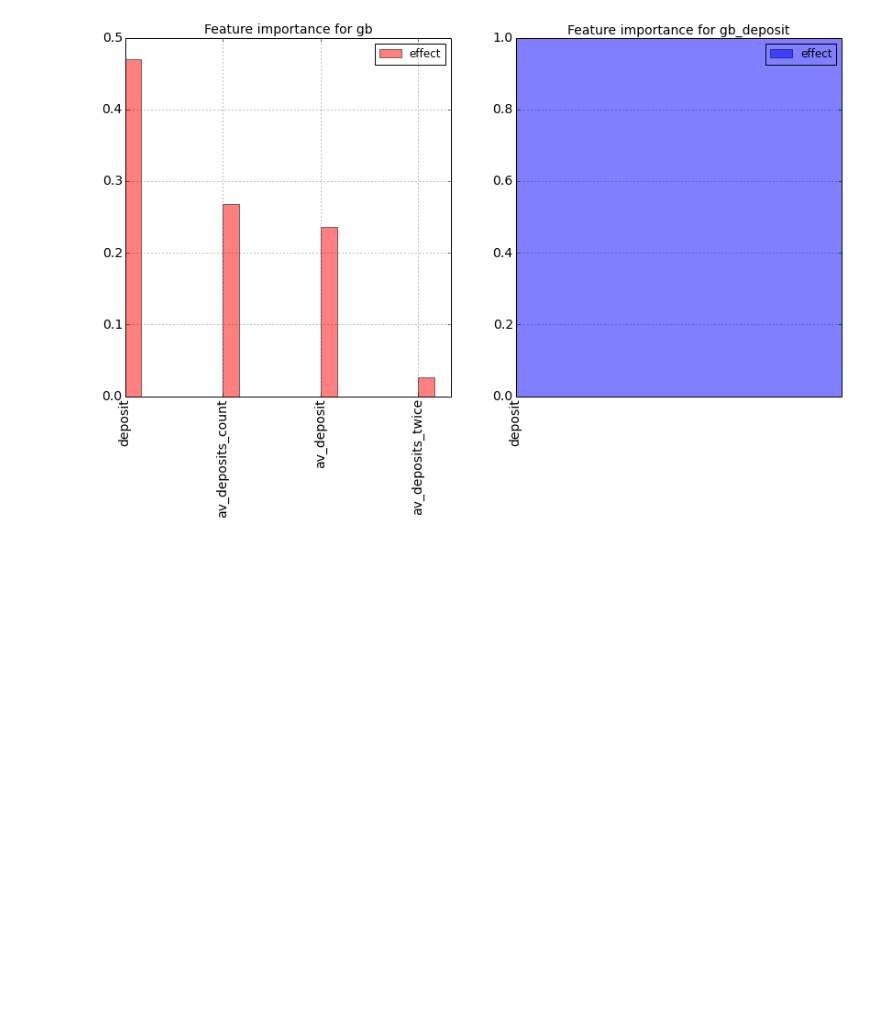
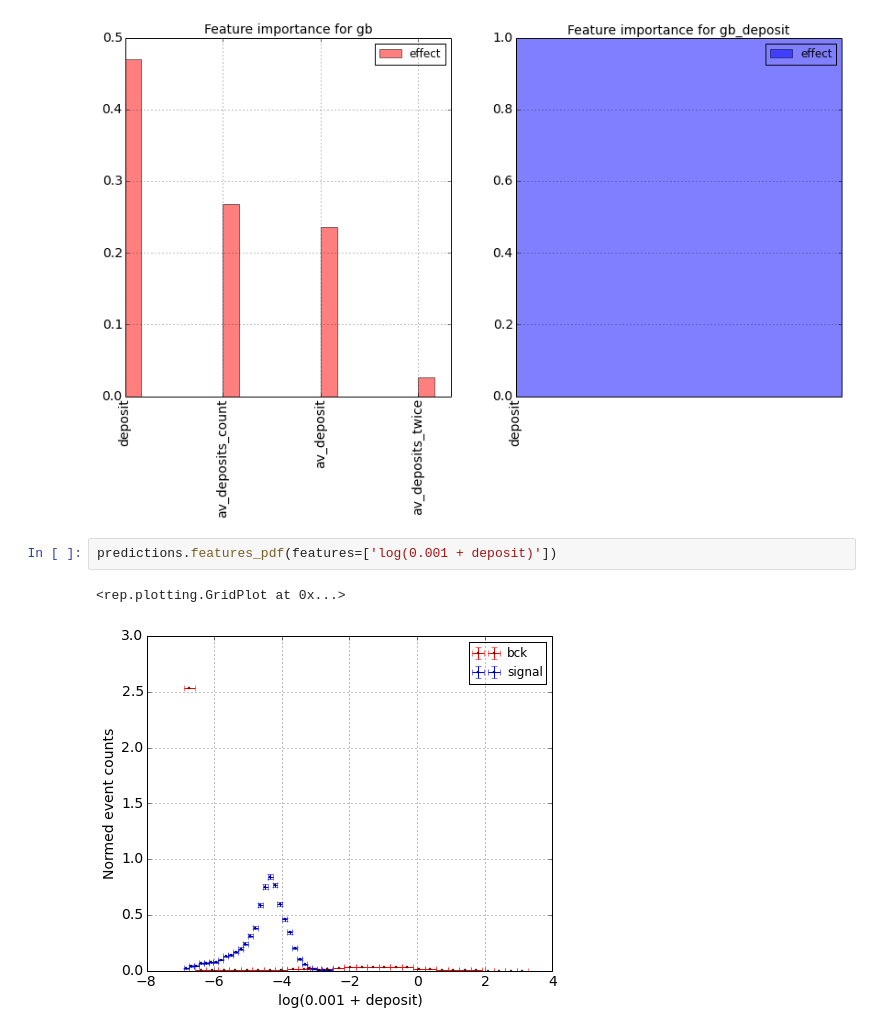
Before and after one commit to ewengillies/track-finding-yandex, a Jupyter notebook: notebooks/LocalBasedFiltering.ipynb, the cells around one changed output. Drawn from its saved outputs; the diff is of its cells as text; blank space fills up the shorter version.

Commit message:
added distributions of deposit

```diff
--- a/notebooks/LocalBasedFiltering.ipynb
+++ b/notebooks/LocalBasedFiltering.ipynb
@@ -96,3 +96,8 @@ predictions.roc()
 predictions.feature_importance().plot(figsize=[14, 7])
 # %% [output]
 [figure]
+# %%
+predictions.features_pdf(features=['log(0.001 + deposit)'])
+# %% [output]
+<rep.plotting.GridPlot at 0x...>
+[figure, added]
```
